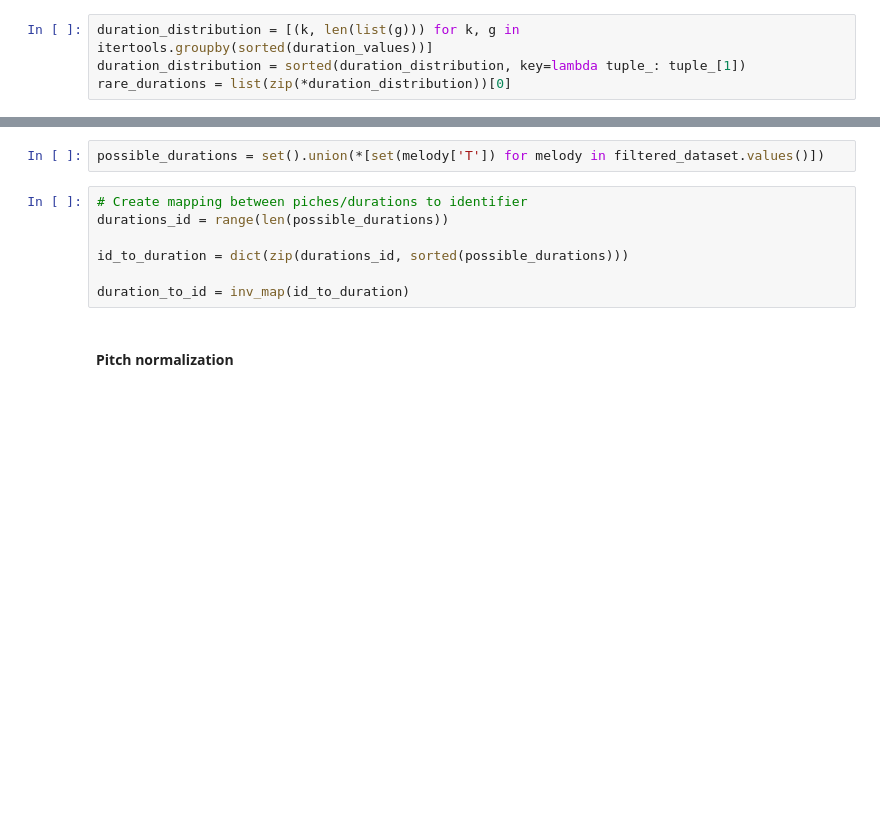
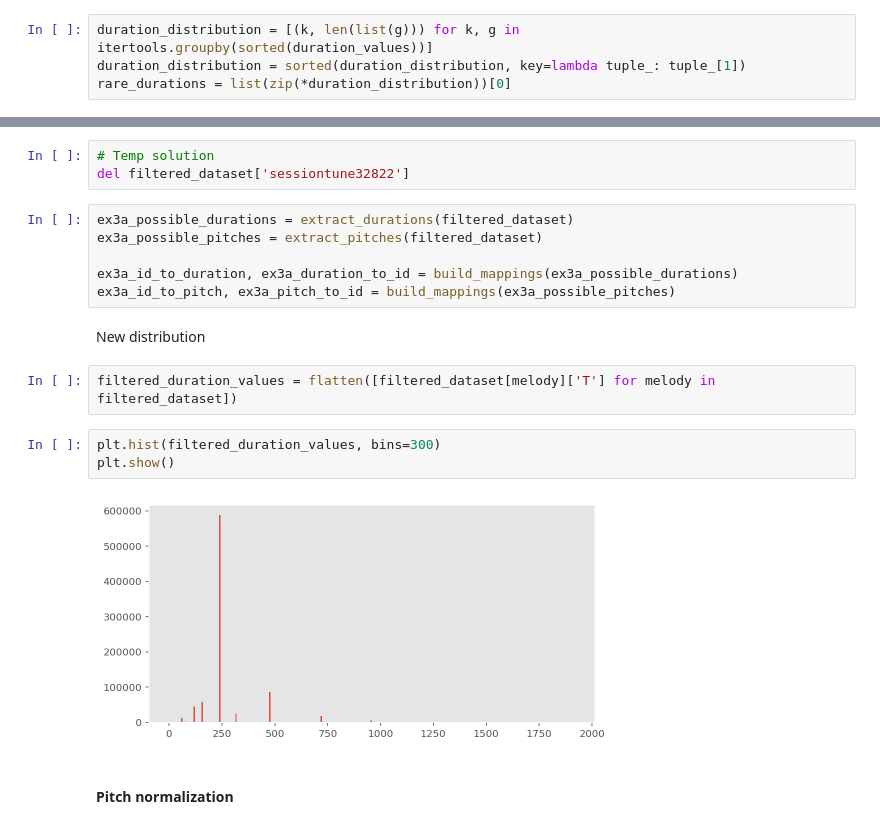
Before and after one commit to Amaumaury/ArtificialNeuralNetworks, a Jupyter notebook: Project_2/miniproject2.ipynb, the cells around one changed output, grey strips where cells are left out. Cells and saved outputs as stored; diff of their text form; blank space fills up the shorter version.

```diff
--- a/Project_2/miniproject2.ipynb
+++ b/Project_2/miniproject2.ipynb
@@ -403,13 +412,22 @@ len(f_dataset) / len(dataset)
 filtered_dataset = {melody_name: dataset[melody_name] for melody_name in filtered_dataset}
+# %%
+# Temp solution
+del filtered_dataset['sessiontune32822']
+# %%
+ex3a_possible_durations = extract_durations(filtered_dataset)
+ex3a_possible_pitches = extract_pitches(filtered_dataset)
+
+ex3a_id_to_duration, ex3a_duration_to_id = build_mappings(ex3a_possible_durations)
+ex3a_id_to_pitch, ex3a_pitch_to_id = build_mappings(ex3a_possible_pitches)
+# %% [markdown]
+New distribution
 # %%
-possible_durations = set().union(*[set(melody['T']) for melody in filtered_dataset.values()])
+filtered_duration_values = flatten([filtered_dataset[melody]['T'] for melody in filtered_dataset])
-# %%
-# Create mapping between piches/durations to identifier
-durations_id = range(len(possible_durations))
-
-id_to_duration = dict(zip(durations_id, sorted(possible_durations)))
-
-duration_to_id = inv_map(id_to_duration)
+# %%
+plt.hist(filtered_duration_values, bins=300)
+plt.show()
+# %% [output]
+[figure, added]
 # %% [markdown]
 #### Pitch normalization
 # %%
```
Also changed, not shown: parts of 19 cells of this notebook.
